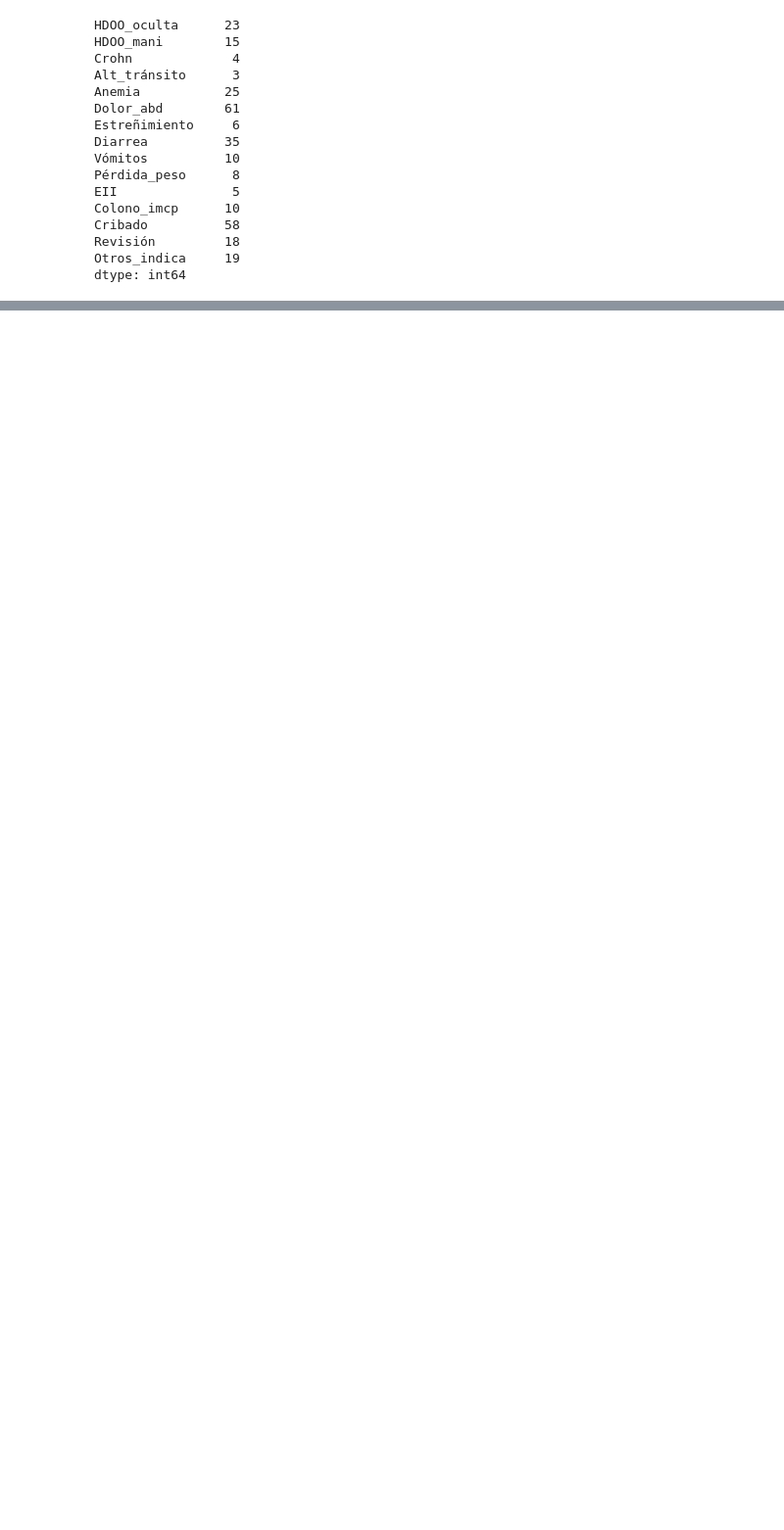
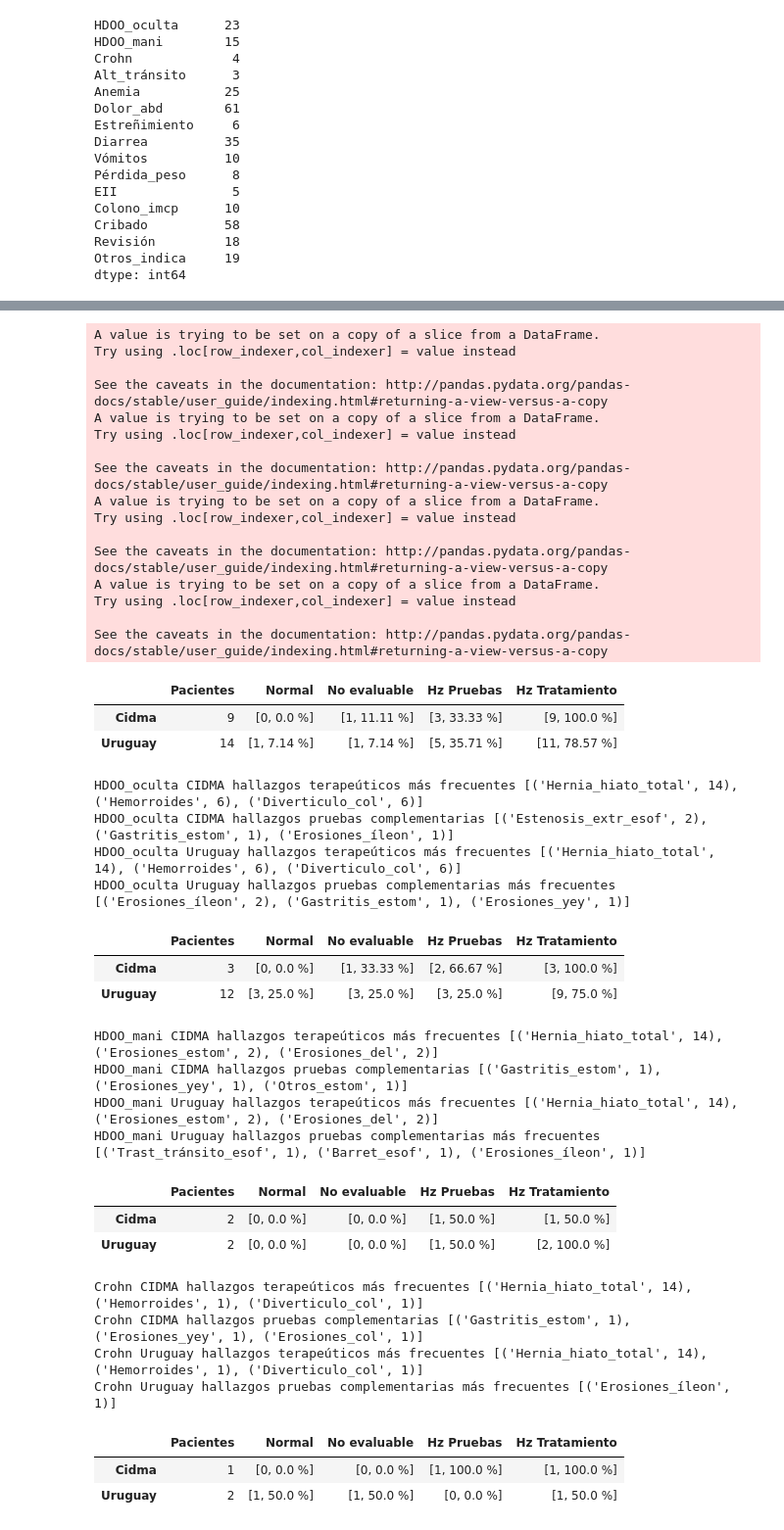
Before and after one commit to Hermenegildo12/Capsula_endoscopia, a Jupyter notebook: Capsula.ipynb, the cells around one changed output, grey strips where cells are left out. Shown at 98% size. Saved outputs shown, nothing was run; the diff lists cells and outputs as text; code cells hidden in the pictures; blank space fills up the shorter version.

Commit message:
005 Función porcentajes

```diff
--- a/Capsula.ipynb
+++ b/Capsula.ipynb
@@ -468,0 +499,3 @@ dtype: int64
+# %%
+cidma_a = datos[(datos['Médico']==0) & (datos["Cribado"]==1)]
+len(cidma_a)
@@ -468,0 +735,49 @@ dtype: int64
+# %%
+for e in indicacion:
+    a,b,c,d,e=porcentajes(e)
+    display(a)
+    print(b)
+    print(c)
+    print(d)
+    print(e)
+# %% [output]
+A value is trying to be set on a copy of a slice from a DataFrame.
+Try using .loc[row_indexer,col_indexer] = value instead
+
+See the caveats in the documentation: http://pandas.pydata.org/pandas-docs/stable/user_guide/indexing.html#returning-a-view-versus-a-copy
+A value is trying to be set on a copy of a slice from a DataFrame.
+Try using .loc[row_indexer,col_indexer] = value instead
+
+See the caveats in the documentation: http://pandas.pydata.org/pandas-docs/stable/user_guide/indexing.html#returning-a-view-versus-a-copy
+A value is trying to be set on a copy of a slice from a DataFrame.
+Try using .loc[row_indexer,col_indexer] = value instead
+
+See the caveats in the documentation: http://pandas.pydata.org/pandas-docs/stable/user_guide/indexing.html#returning-a-view-versus-a-copy
+A value is trying to be set on a copy of a slice from a DataFrame.
+Try using .loc[row_indexer,col_indexer] = value instead
+
+See the caveats in the documentation: http://pandas.pydata.org/pandas-docs/stable/user_guide/indexing.html#returning-a-view-versus-a-copy
+|  | Pacientes | Normal | No evaluable | Hz Pruebas | Hz Tratamiento |
+| Cidma | 9 | [0, 0.0 %] | [1, 11.11 %] | [3, 33.33 %] | [9, 100.0 %] |
+| Uruguay | 14 | [1, 7.14 %] | [1, 7.14 %] | [5, 35.71 %] | [11, 78.57 %] |
+HDOO_oculta CIDMA hallazgos terapeúticos más frecuentes [('Hernia_hiato_total', 14), ('Hemorroides', 6), ('Diverticulo_col', 6)]
+HDOO_oculta CIDMA hallazgos pruebas complementarias [('Estenosis_extr_esof', 2), ('Gastritis_estom', 1), ('Erosiones_íleon', 1)]
+HDOO_oculta Uruguay hallazgos terapeúticos más frecuentes [('Hernia_hiato_total', 14), ('Hemorroides', 6), ('Diverticulo_col', 6)]
+HDOO_oculta Uruguay hallazgos pruebas complementarias más frecuentes [('Erosiones_íleon', 2), ('Gastritis_estom', 1), ('Erosiones_yey', 1)]
+|  | Pacientes | Normal | No evaluable | Hz Pruebas | Hz Tratamiento |
+| Cidma | 3 | [0, 0.0 %] | [1, 33.33 %] | [2, 66.67 %] | [3, 100.0 %] |
+| Uruguay | 12 | [3, 25.0 %] | [3, 25.0 %] | [3, 25.0 %] | [9, 75.0 %] |
+HDOO_mani CIDMA hallazgos terapeúticos más frecuentes [('Hernia_hiato_total', 14), ('Erosiones_estom', 2), ('Erosiones_del', 2)]
+HDOO_mani CIDMA hallazgos pruebas complementarias [('Gastritis_estom', 1), ('Erosiones_yey', 1), ('Otros_estom', 1)]
+HDOO_mani Uruguay hallazgos terapeúticos más frecuentes [('Hernia_hiato_total', 14), ('Erosiones_estom', 2), ('Erosiones_del', 2)]
+HDOO_mani Uruguay hallazgos pruebas complementarias más frecuentes [('Trast_tránsito_esof', 1), ('Barret_esof', 1), ('Erosiones_íleon', 1)]
+|  | Pacientes | Normal | No evaluable | Hz Pruebas | Hz Tratamiento |
+| Cidma | 2 | [0, 0.0 %] | [0, 0.0 %] | [1, 50.0 %] | [1, 50.0 %] |
+| Uruguay | 2 | [0, 0.0 %] | [0, 0.0 %] | [1, 50.0 %] | [2, 100.0 %] |
+Crohn CIDMA hallazgos terapeúticos más frecuentes [('Hernia_hiato_total', 14), ('Hemorroides', 1), ('Diverticulo_col', 1)]
+Crohn CIDMA hallazgos pruebas complementarias [('Gastritis_estom', 1), ('Erosiones_yey', 1), ('Erosiones_col', 1)]
+Crohn Uruguay hallazgos terapeúticos más frecuentes [('Hernia_hiato_total', 14), ('Hemorroides', 1), ('Diverticulo_col', 1)]
+Crohn Uruguay hallazgos pruebas complementarias más frecuentes [('Erosiones_íleon', 1)]
+|  | Pacientes | Normal | No evaluable | Hz Pruebas | Hz Tratamiento |
+| Cidma | 1 | [0, 0.0 %] | [0, 0.0 %] | [1, 100.0 %] | [1, 100.0 %] |
+| Uruguay | 2 | [1, 50.0 %] | [1, 50.0 %] | [0, 0.0 %] | [1, 50.0 %] |
```
Also changed, not shown: parts of 10 cells of this notebook.
